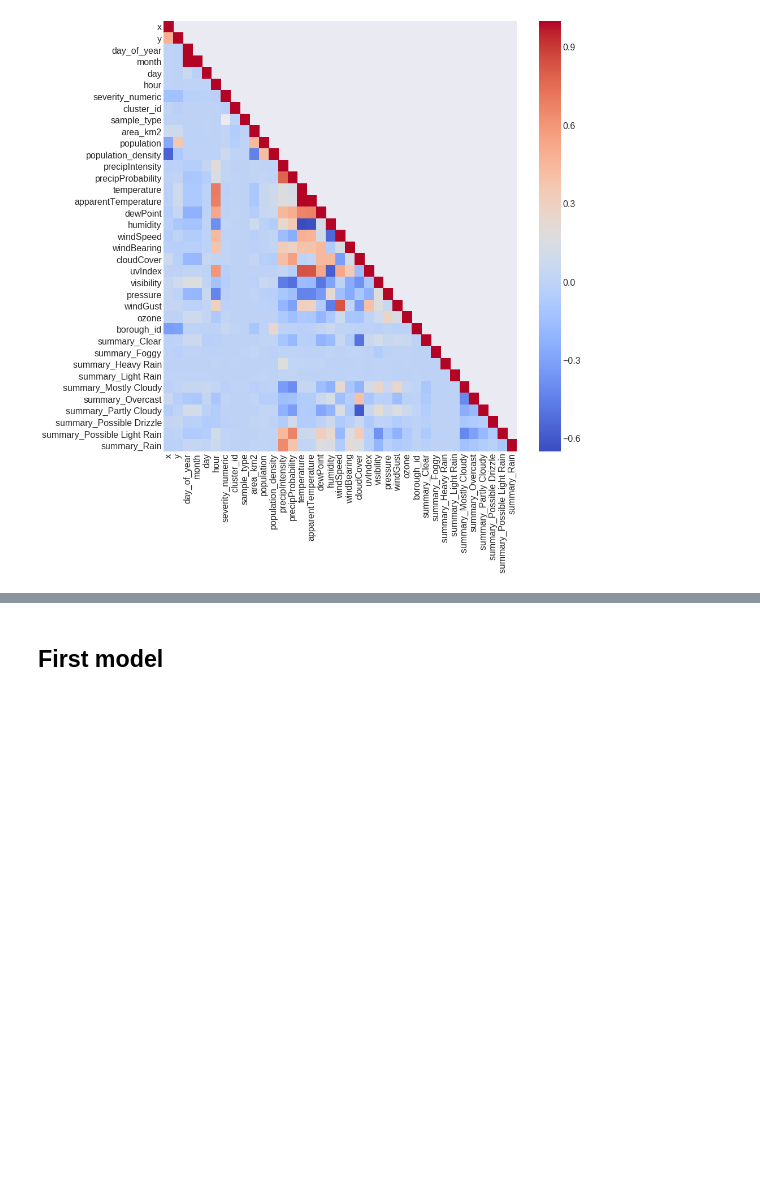
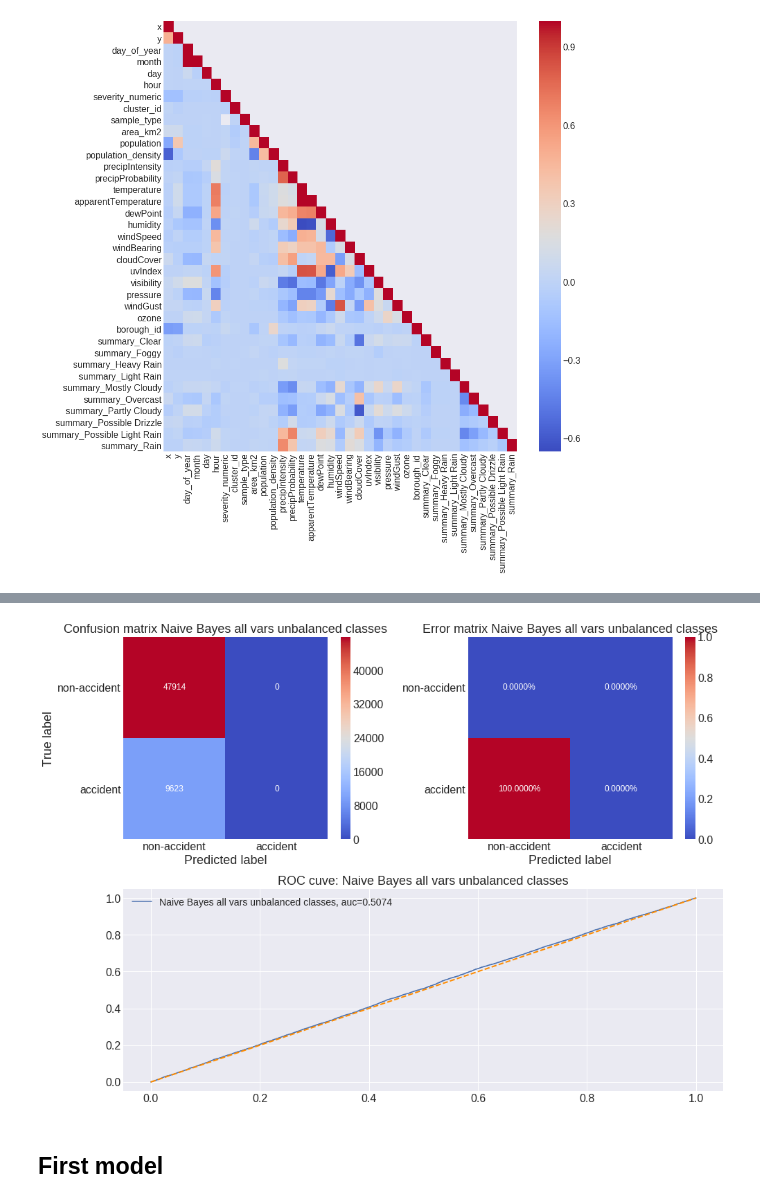
Before and after one commit to mrestay/DS4A-traffic-project, a Jupyter notebook: models/classification_mateo.ipynb, the cells around one changed output, grey strips where cells are left out. Saved outputs shown, nothing was run; the diff lists cells and outputs as text; code cells hidden in the pictures; blank space fills up the shorter version.

```diff
--- a/models/classification_mateo.ipynb
+++ b/models/classification_mateo.ipynb
@@ -116,0 +136,24 @@ Index(['x', 'y', 'day_of_year', 'month', 'day', 'hour', 'severity_numeric',
+# %%
+def model_fit_predict(X_train, X_test, y_train, y_test):
+    categories = ['non-accident', 'accident']
+    clf = GaussianNB()
+    clf.fit(X_train, y_train)
+    scores = cross_val_score(clf, X_train, y_train, cv=10, scoring= 'f1_weighted', n_jobs=-1)
+    print('Weigthed F1 score: {:.2f} (+/- {:.3f} )'.format(scores.mean(), scores.std() * 2))
+
+    y_pred = clf.predict(X_test)
+    print('Cohen kappa score {:.4f}'.format(cohen_kappa_score(y_pred, y_test)))
+    print(classification_report(y_test, y_pred,target_names=categories))
+
+    metric_names = ['f1', 'roc_auc', 'average_precision', 'accuracy', 'precision', 'recall']
+    scores_df = pd.DataFrame(index=metric_names, columns=['Random-CV', 'Stratified-CV']) # to store the scores
+    cv = KFold(n_splits=10)
+    scv = StratifiedKFold(n_splits=10)
+    for metric in metric_names:
+        score1 = cross_val_score(clf, X_train, y_train, scoring=metric, cv=cv, n_jobs=-1).mean()
+        score2 = cross_val_score(clf, X_train, y_train, scoring=metric, cv=scv, n_jobs=-1).mean()
+        scores_df.loc[metric] = [score1, score2]
+    print(scores_df)
+    y_pred_proba = clf.predict_proba(X_test)[:,1]
+
+    return clf, y_pred, y_pred_proba
@@ -117,5 +200,5 @@ Index(['x', 'y', 'day_of_year', 'month', 'day', 'hour', 'severity_numeric',
 # %%
-feature_columns_model_1 = ['x', 'y', 'month', 'day', 'day_of_year', 'hour',
+feature_columns_model_0 = ['x', 'y', 'month', 'day', 'day_of_year', 'hour',
        'cluster_id', 'area_km2', 'population',
        'population_density', 'precipIntensity', 'precipProbability',
        'temperature', 'apparentTemperature', 'dewPoint', 'humidity',
@@ -124,6 +207,5 @@ feature_columns_model_1 = ['x', 'y', 'month', 'day', 'day_of_year', 'hour',
        'summary_Foggy', 'summary_Heavy Rain', 'summary_Light Rain',
        'summary_Mostly Cloudy', 'summary_Overcast', 'summary_Partly Cloudy',
        'summary_Possible Drizzle', 'summary_Possible Light Rain',
-       'summary_Rain']
-X = data[feature_columns_model_1]
-y = data.sample_type
+       'summary_Rain', 'sample_type']
+X_train, X_test, y_train, y_test = train_test_df(data, feature_columns_model_0)
@@ -134,7 +211,0 @@ X_train, X_test, y_train, y_test = train_test_split(X, y, test_size=0.33)
-# %%
-from sklearn.naive_bayes import GaussianNB
-categories = ['non-accident', 'accident']
-clf1 = GaussianNB()
-clf1.fit(X_train, y_train)
-scores = cross_val_score(clf1, X_train, y_train, cv=5, scoring= 'f1_weighted', n_jobs=-1)
-print('Weigthed F1 score: {:.2f} (+/- {:.3f} )'.format(scores.mean(), scores.std() * 2))
@@ -201,0 +212,2 @@ plt.show()
+# %%
+clf0, y_pred_0, y_pred_proba_0 = model_fit_predict(X_train, X_test, y_train, y_test)
@@ -202,3 +233,7 @@ plt.show()
+# %%
+model_plot(y_test, y_pred_0, y_pred_proba_0, 'Naive Bayes all vars unbalanced classes')
+# %% [output]
+[figure, added]
 # %% [markdown]
 ## First model
 # %% [markdown]
```
Also changed, not shown: parts of 50 cells of this notebook, 1 other file.
